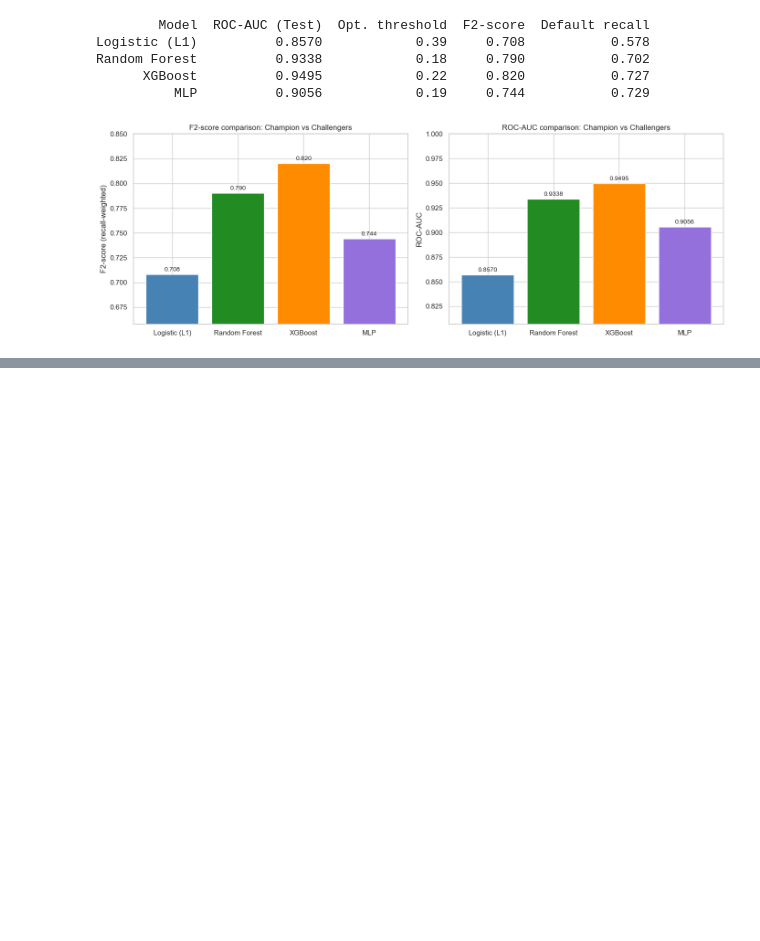
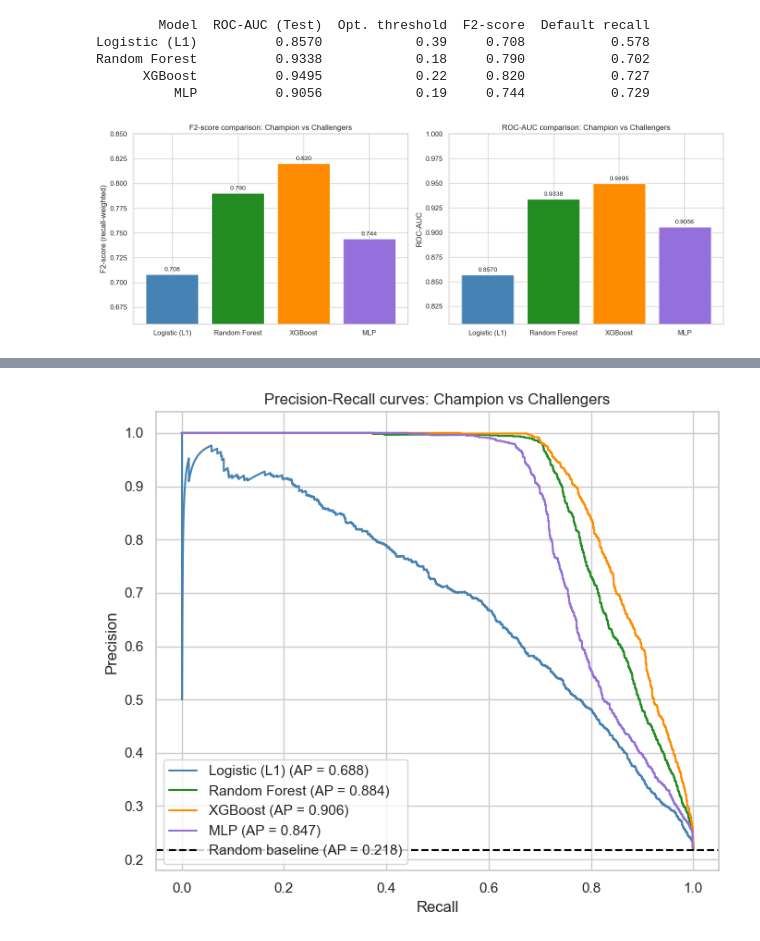
Before and after one commit to RedaAllab/credit-risk-classification, a Jupyter notebook: notebooks/credit_risk_modeling_en.ipynb, the cells around one changed output, grey strips where cells are left out. Cells and saved outputs as stored; diff of their text form; code cells hidden in the pictures; blank space fills up the shorter version.

```diff
--- a/notebooks/credit_risk_modeling_en.ipynb
+++ b/notebooks/credit_risk_modeling_en.ipynb
@@ -569,3 +647,24 @@ plt.show()
+# %%
+from sklearn.metrics import precision_recall_curve, average_precision_score
+
+fig, ax = plt.subplots(figsize=(7, 6))
+baseline = y_test.mean()
+
+for i, (name, proba) in enumerate(probas.items()):
+    precision, recall, _ = precision_recall_curve(y_test, proba)
+    ap = average_precision_score(y_test, proba)
+    ax.plot(recall, precision, color=colors[i], label=f'{name} (AP = {ap:.3f})')
+
+ax.axhline(baseline, color='black', linestyle='--', label=f'Random baseline (AP = {baseline:.3f})')
+ax.set_xlabel('Recall')
+ax.set_ylabel('Precision')
+ax.set_title('Precision-Recall curves: Champion vs Challengers')
+ax.legend(loc='lower left')
+plt.tight_layout()
+plt.savefig('precision_recall.png', dpi=150, bbox_inches='tight')
+plt.show()
+# %% [output]
+[figure, added]
 # %% [markdown]
 ## Conclusion
 
```
Also changed, not shown: parts of 5 cells of this notebook, 3 other files.
